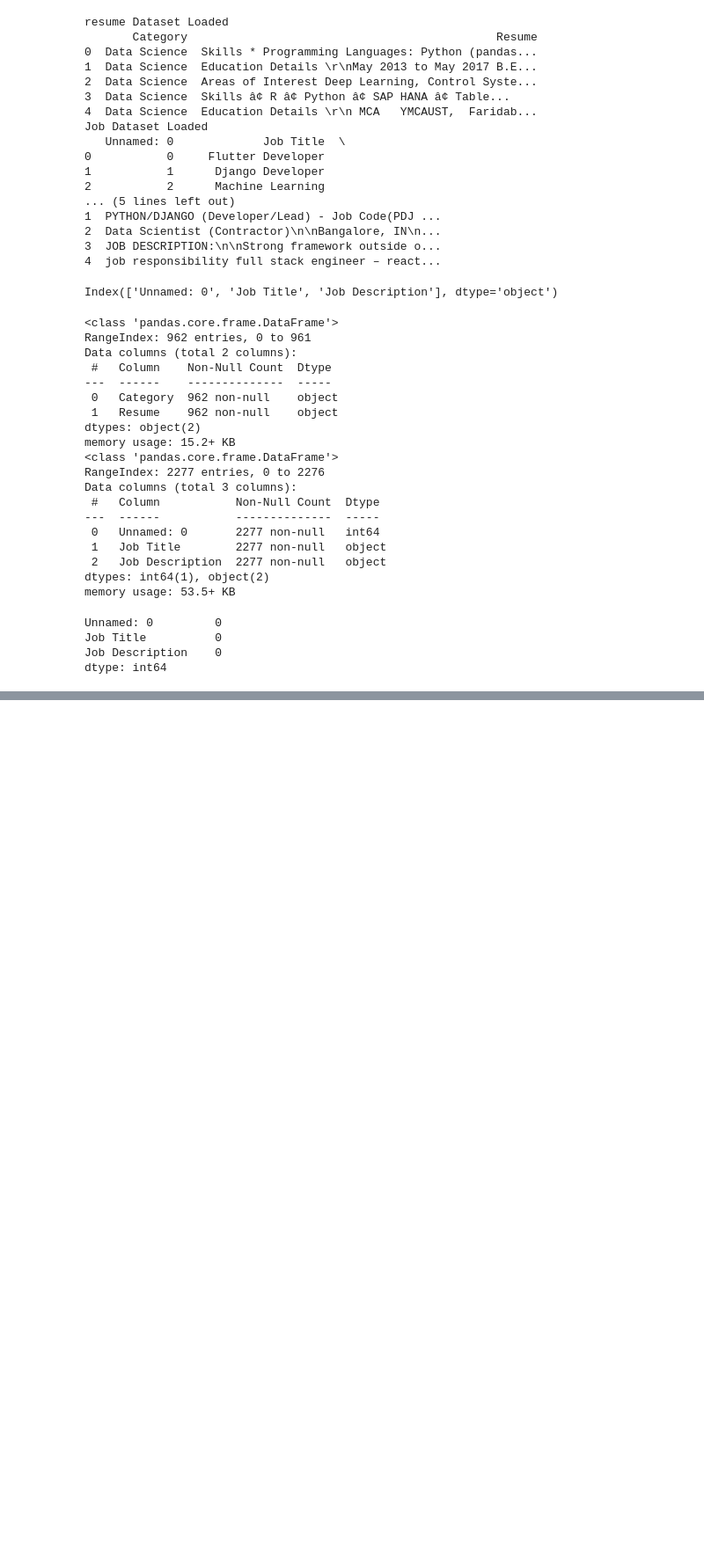
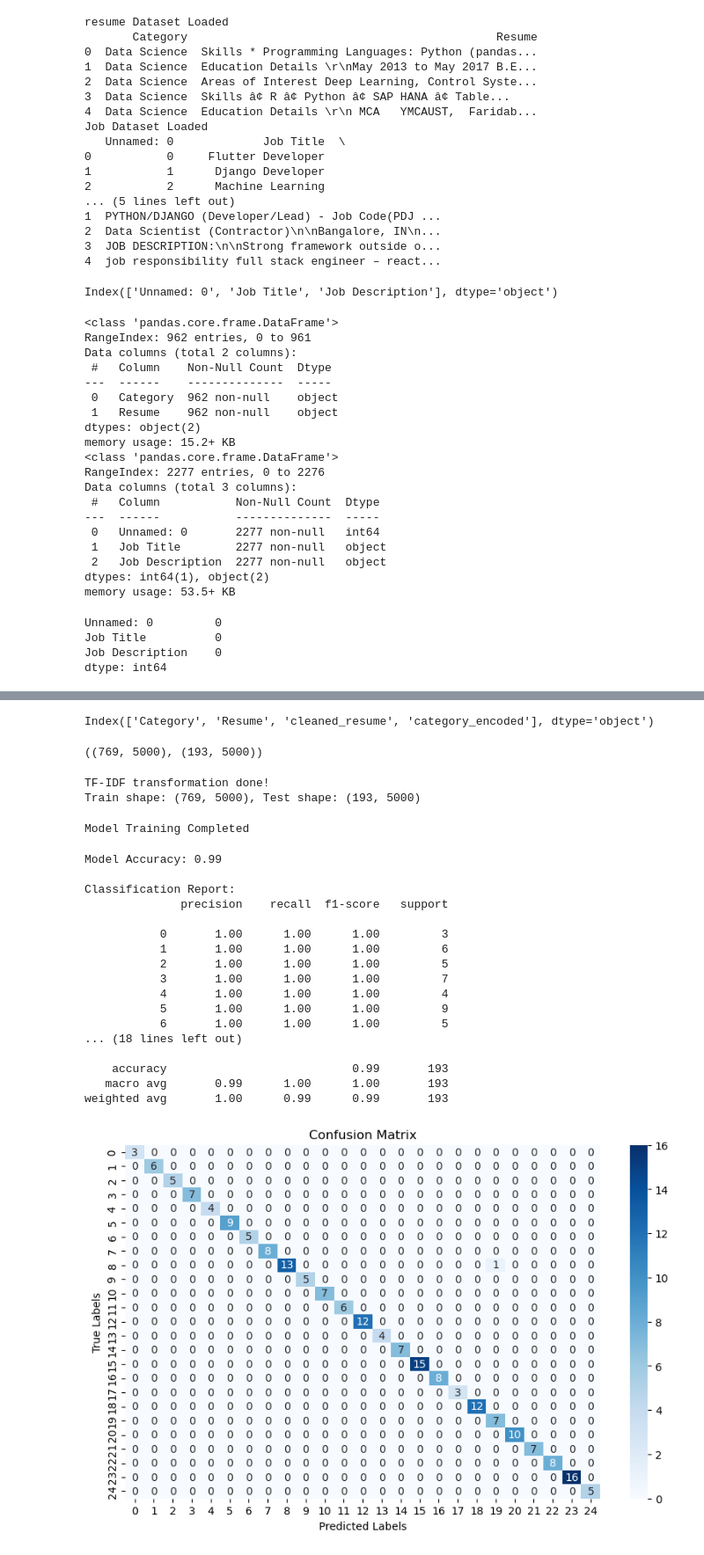
Before and after one commit to Adityajaiswal-2025/AI---Resume-Screening, a Jupyter notebook: notebooks/01_resume_text_extraction.ipynb, the cells around one changed output, grey strips where cells are left out. Shown at 88% size. Saved outputs shown, nothing was run; the diff lists cells and outputs as text; code cells hidden in the pictures; blank space fills up the shorter version.

Commit message:
Model Evaluation

```diff
--- a/notebooks/01_resume_text_extraction.ipynb
+++ b/notebooks/01_resume_text_extraction.ipynb
@@ -63,0 +173,4 @@ dtype: int64
+# %%
+resume_data.columns
+# %% [output]
+Index(['Category', 'Resume', 'cleaned_resume', 'category_encoded'], dtype='object')
@@ -63,0 +181,71 @@ dtype: int64
+# %%
+X_train_tfidf.shape, X_test_tfidf.shape
+# %% [output]
+((769, 5000), (193, 5000))
+# %%
+from sklearn.feature_extraction.text import TfidfVectorizer
+
+# Initialize TF-IDF vectorizer
+tfidf = TfidfVectorizer(
+    sublinear_tf=True,
+    stop_words='english',
+    max_features=5000
+)
+
+# Fit & transform the training data, transform the test data
+X_train_tfidf = tfidf.fit_transform(X_train)
+X_test_tfidf = tfidf.transform(X_test)
+
+print("TF-IDF transformation done!")
+print(f"Train shape: {X_train_tfidf.shape}, Test shape: {X_test_tfidf.shape}")
+# %% [output]
+TF-IDF transformation done!
+Train shape: (769, 5000), Test shape: (193, 5000)
+# %%
+from sklearn.linear_model import LogisticRegression
+
+model=LogisticRegression(max_iter=300)
+model.fit(X_train_tfidf,y_train)
+
+print("Model Training Completed")
+# %% [output]
+Model Training Completed
+# %%
+from sklearn.metrics import accuracy_score, classification_report, confusion_matrix
+
+y_pred = model.predict(X_test_tfidf)
+
+acc = accuracy_score(y_test, y_pred)
+print(f"Model Accuracy: {acc:.2f}")
+
+print("\nClassification Report:")
+print(classification_report(y_test, y_pred))
+
+import seaborn as sns
+import matplotlib.pyplot as plt
+
+plt.figure(figsize=(10,6))
+sns.heatmap(confusion_matrix(y_test,y_pred), annot=True, fmt='d',cmap='Blues')
+plt.title("Confusion Matrix")
+plt.xlabel("Predicted Labels")
+plt.ylabel("True Labels")
+plt.show()
+# %% [output]
+Model Accuracy: 0.99
+
+Classification Report:
+              precision    recall  f1-score   support
+
+           0       1.00      1.00      1.00         3
+           1       1.00      1.00      1.00         6
+           2       1.00      1.00      1.00         5
+           3       1.00      1.00      1.00         7
+           4       1.00      1.00      1.00         4
+           5       1.00      1.00      1.00         9
+           6       1.00      1.00      1.00         5
+... (18 lines left out)
+
+    accuracy                           0.99       193
+   macro avg       0.99      1.00      1.00       193
+weighted avg       1.00      0.99      0.99       193
+[figure, added]
```
Also changed, not shown: parts of 17 cells of this notebook, 19 other files.
